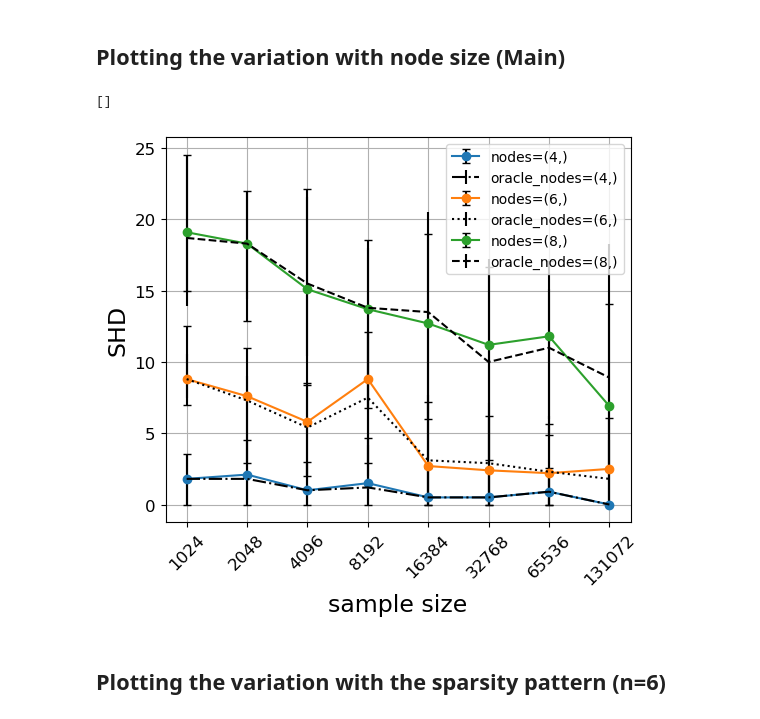
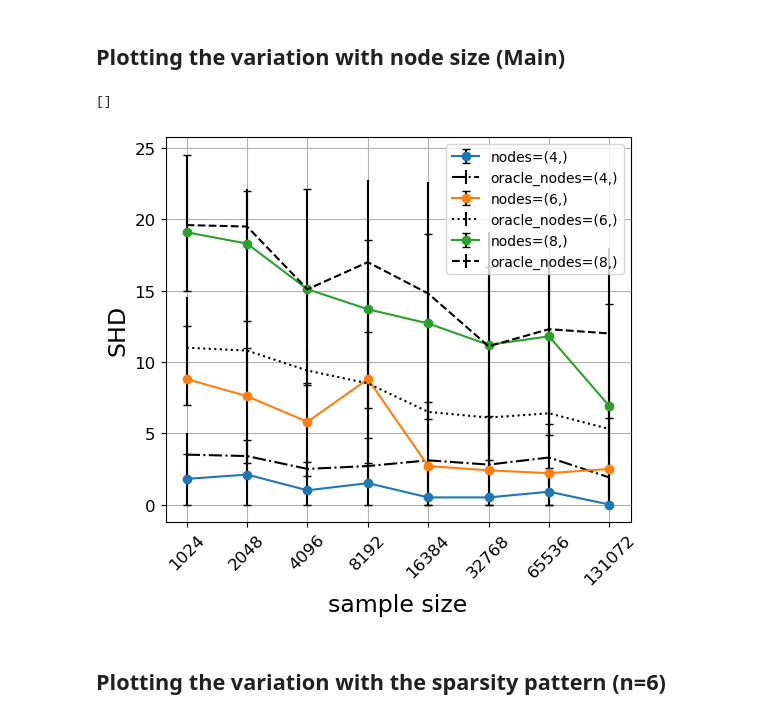
Before and after one commit to BigBang0072/mixture_mec, a Jupyter notebook: ResultAnalysis.ipynb, the cells around one changed output. Drawn from its saved outputs; the diff is of its cells as text; code cells hidden in the pictures.

Commit message:
Saving the result with diff base other two plots

```diff
--- a/ResultAnalysis.ipynb
+++ b/ResultAnalysis.ipynb
@@ -106,8 +106,8 @@ plot_metric_list = [
 #                     ("avg_oracle_js",1,"Average Jaccard Similarity"),
 #                     ("avg_intv_base_js",1,"Average Jaccard Similarity"),
                     ("shd",2,"SHD"),
-                    ("oracle_shd",2,"SHD"),
-#                     ("intv_base_shd",2,"SHD"),
+#                     ("oracle_shd",2,"SHD"),
+                    ("intv_base_shd",2,"SHD"),
 ]
 
 ncols = 1
@@ -154,34 +154,34 @@ for num_node,node_df in expt_df.groupby(["num_nodes"]):
         if "oracle" in metric or "intv_base" in metric:
             ax.errorbar(range(len(sample_size)),
                                   metric_mean,
                                   yerr=q25_75,
                                   ls=oracle_ls[num_node[0]],
                                   color="black",
 #                                   capsize=3,
                                   ecolor = "black",
                                   label="oracle_nodes={}".format(num_node)
             )
         else:
             ax.errorbar(range(len(sample_size)),
                                   metric_mean,
                                   yerr=q25_75,
                                   capsize=3,
                                   ecolor = "black",
                                   fmt="-o",
                                   label="nodes={}".format(num_node)
             )
 #         ax.set_title("Metric = {}".format(metric))
         ax.set_ylabel(metric_name)
         ax.set_xlabel("sample size")
         ax.set_xticks(range(len(sample_size)))
         ax.set_xticklabels(sample_size,rotation=45)
         ax.legend(prop={'size': 10})
         ax.grid(True)
 plt.savefig('{}-{}.pdf'.format(metric,expt_name), bbox_inches='tight')
 plt.plot()
 # %% [output]
 []
-[figure, old version]
+[figure, new version]
 # %% [markdown]
 ## Plotting the variation with the sparsity pattern (n=6)
 # %%
```
Also changed, not shown: 2 other files.
